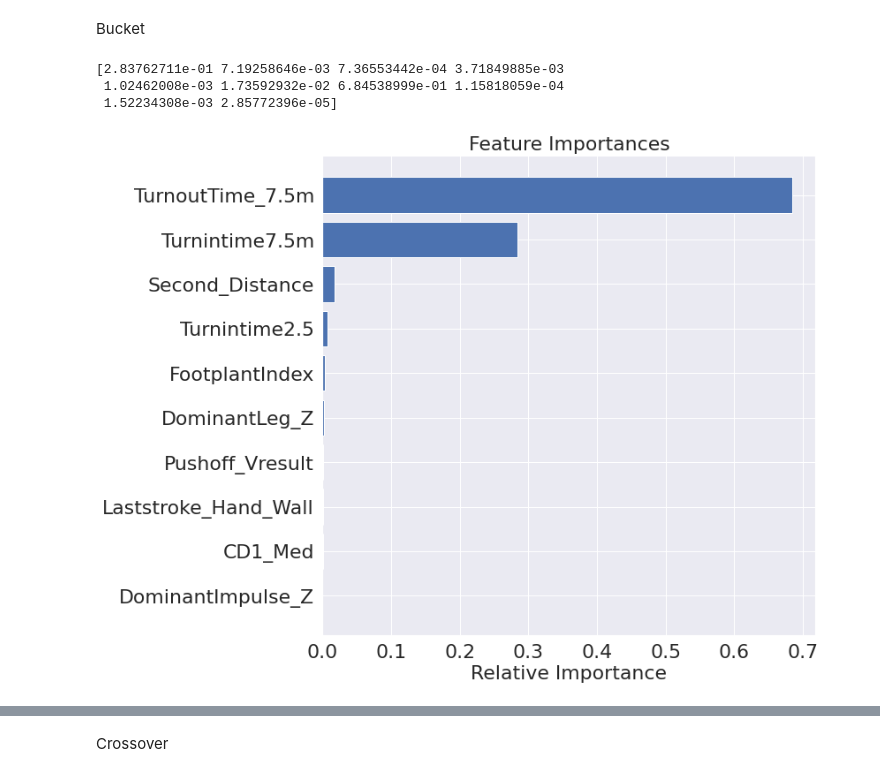
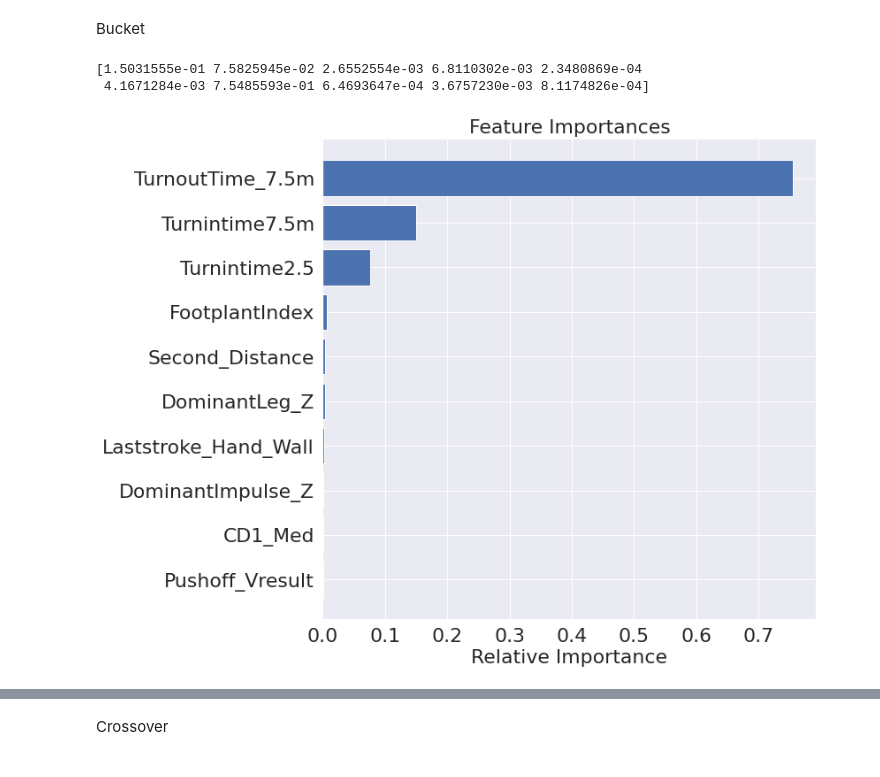
Before and after one commit to MateusGheorghe/LAMP, a Jupyter notebook: Medley_Step_3_Features_Analysis.ipynb, the cells around one changed output, grey strips where cells are left out. Drawn from its saved outputs; the diff is of its cells as text; code cells hidden in the pictures.

```diff
--- a/Medley_Step_3_Features_Analysis.ipynb
+++ b/Medley_Step_3_Features_Analysis.ipynb
@@ -91,5 +141,9 @@ BD={}
 with open('BD_Medley.pickle', 'rb') as filename:
   BD[0],BD[1],BD[2],BD[3] = pickle.load(filename)
 BD_Label={0:'Bucket',1:'Crossover',2:'Open',3:'Somersault'}
-with open('Model_Medley_Results.pickle', 'rb') as filename:
-  models,params,BestParams,BestMSE,BestR2 = pickle.load(filename)
+with open('Model_Medley_Results_LOOCV.pickle', 'rb') as filename:
+  models1,params1,BestParams1,BestMSE1,BestR21 = pickle.load(filename)
+with open('Model_Medley_Results_5-kfold.pickle', 'rb') as filename:
+  models2,params2,BestParams2,BestMSE2,BestR22 = pickle.load(filename)
+with open('Model_Medley_Results_10-kfold.pickle', 'rb') as filename:
+  models3,params3,BestParams3,BestMSE3,BestR23 = pickle.load(filename)
@@ -146,7 +285,7 @@ Requirement already satisfied: six>=1.5 in /usr/local/lib/python3.6/dist-package
 Default GBST escolhido devido a ser o algoritmo que apresentou os melhores resultados no LOOCV randomized parameter earch procedure.
 # %%
 #Model Chosen
-model = models['GBST']
+model = models3['XGBST']
 # %%
 def SHAP_Feat_Importance(model,X,y):
   model.fit(X,y)
@@ -159,4 +298,8 @@ def SHAP_Feat_Importance(model,X,y):
   plt.yticks(range(len(indices)), [features[i] for i in indices])
   plt.xlabel('Relative Importance')
   plt.show()
-  return importances,indices,features
+  indic=list(indices)
+  indic.reverse()
+  Importances=list(importances[indic])
+  Features=list(features[indic])
+  return importances,features,Importances,Features
@@ -169,9 +333,15 @@ features={}
+# %%
+Importances={}
+importances={}
+Features={}
+features={}
+BD_new={}
 # %%
 X=BD[0].drop(['TotalTurntime15m'], axis=1)
 y=np.array(BD[0]['TotalTurntime15m'],dtype='float64')
-importances[0],indices[0],features[0]=SHAP_Feat_Importance(model,X,y)
+importances[0],features[0],Importances[0],Features[0]=SHAP_Feat_Importance(model,X,y)
+BD_new[0]=BD[0][list(Features[0][0:3])]
 # %% [output]
-[2.83762711e-01 7.19258646e-03 7.36553442e-04 3.71849885e-03
- 1.02462008e-03 1.73592932e-02 6.84538999e-01 1.15818059e-04
- 1.52234308e-03 2.85772396e-05]
+[1.5031555e-01 7.5825945e-02 2.6552554e-03 6.8110302e-03 2.3480869e-04
+ 4.1671284e-03 7.5485593e-01 6.4693647e-04 3.6757230e-03 8.1174826e-04]
-[figure, old version]
+[figure, new version]
```
Also changed, not shown: parts of 36 cells of this notebook.
